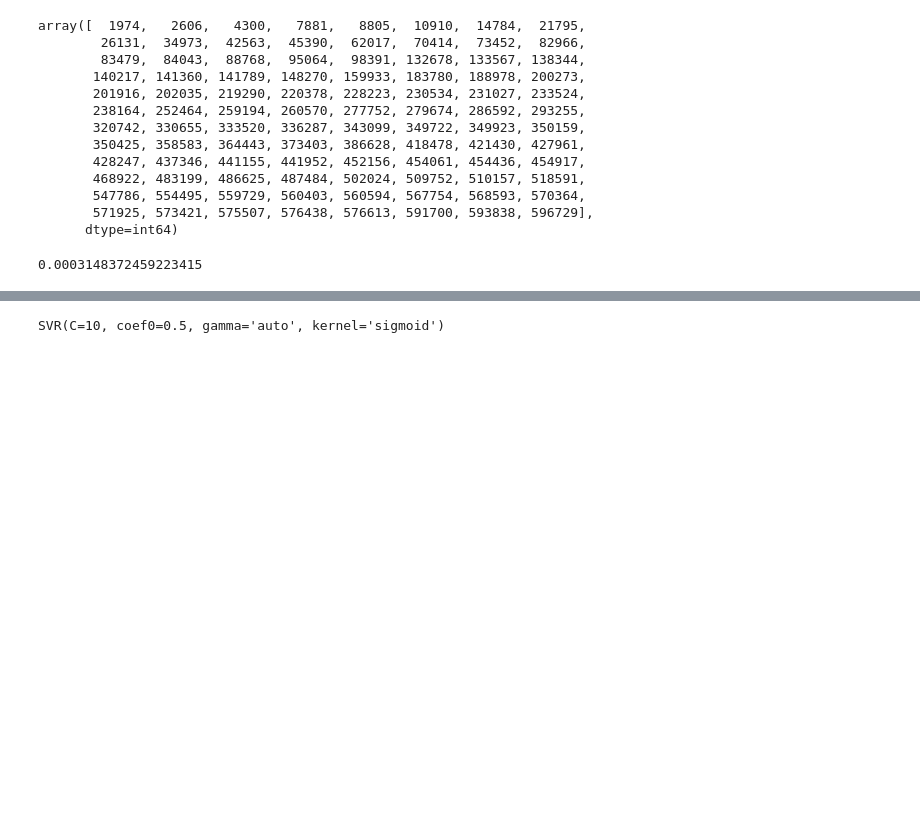
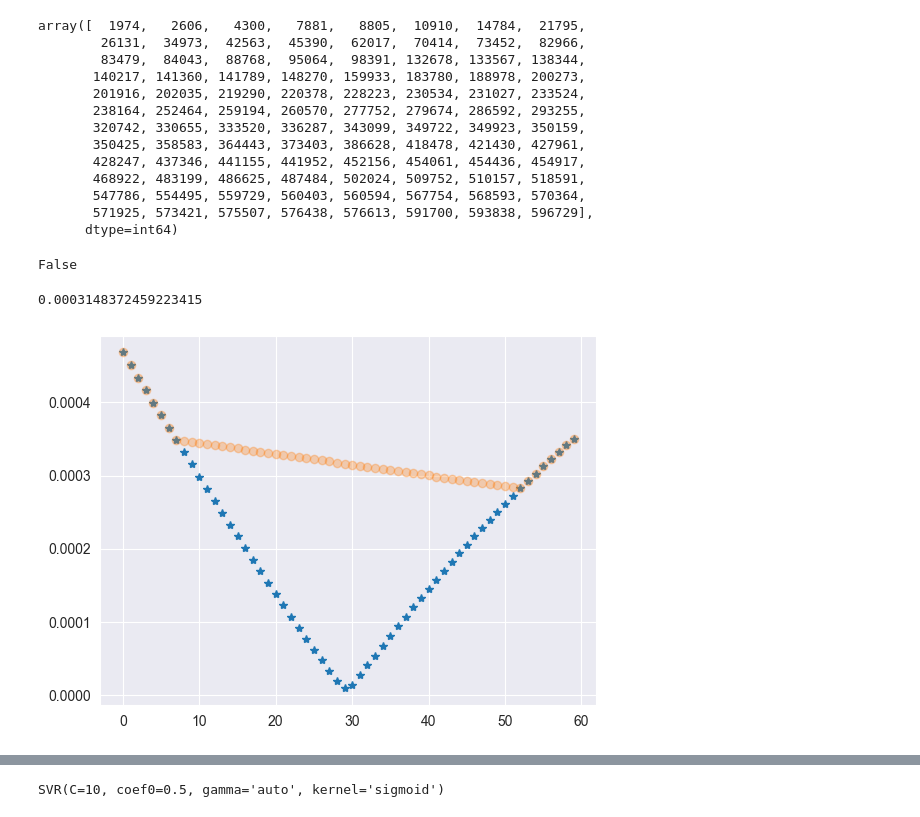
Before and after one commit to consuelorojas/Tesis, a Jupyter notebook: SVR/test_funcionestesteo.ipynb, the cells around one changed output, grey strips where cells are left out. Drawn from its saved outputs; the diff is of its cells as text; code cells hidden in the pictures; blank space fills up the shorter version.

```diff
--- a/SVR/test_funcionestesteo.ipynb
+++ b/SVR/test_funcionestesteo.ipynb
@@ -68,9 +86,19 @@ array([  1974,   2606,   4300,   7881,   8805,  10910,  14784,  21795,
        571925, 573421, 575507, 576438, 576613, 591700, 593838, 596729],
       dtype=int64)
 # %%
-amplitude[defectos[0]]
+amplitude[defectos[0]] == train[defectos[0]]
 # %% [output]
-0.0003148372459223415
+False
+# %%
+train[defectos[0]]
+# %% [output]
+0.0003148372459223415
+# %%
+plt.plot(amplitude[defectos[0]-30:defectos[0]+30].values, '*')
+plt.plot(train[defectos[0]-30:defectos[0]+30],'o', alpha = 0.3)
+plt.show()
+# %% [output]
+[figure, added]
 # %% [markdown]
 tengo que crear las secuencias y esas las tengo que fijar o no en el defecto. Entonces tengo dos opciones:
 * Iniciar en el defecto y tomo el horizonte + 1 punto a futuro
```
Also changed, not shown: parts of 10 cells of this notebook, 3 other files.
